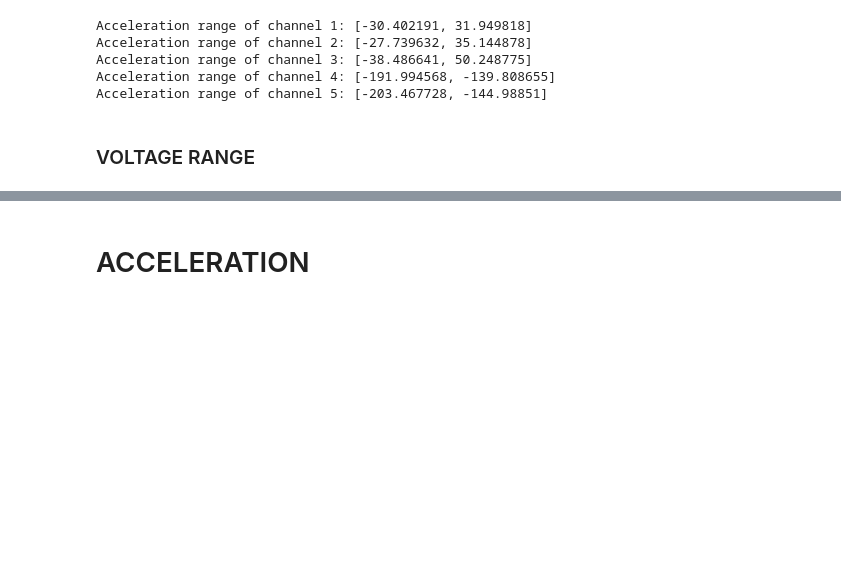
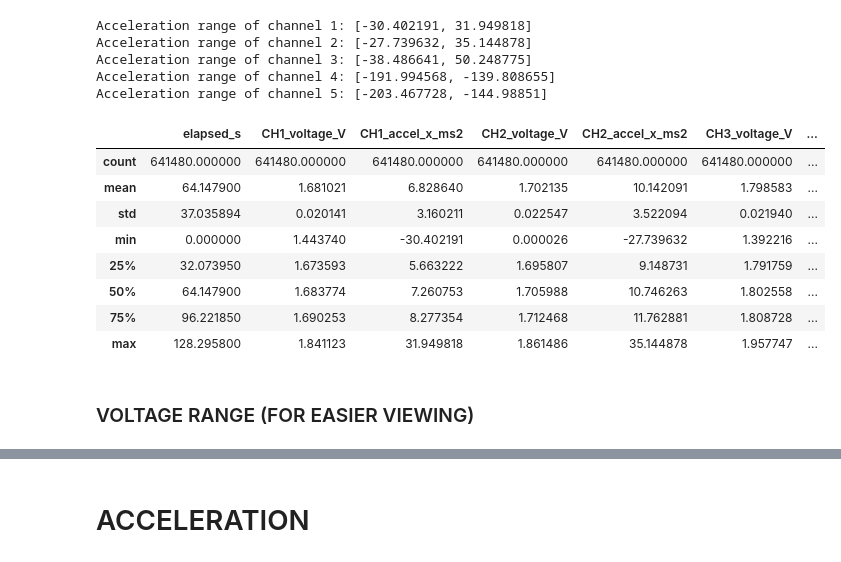
Before and after one commit to donguyenphu/Baja_SAE_Data_Analysis, a Jupyter notebook: Accelerometer.ipynb, the cells around one changed output, grey strips where cells are left out. Drawn from its saved outputs; the diff is of its cells as text; code cells hidden in the pictures; blank space fills up the shorter version.

```diff
--- a/Accelerometer.ipynb
+++ b/Accelerometer.ipynb
@@ -59,8 +59,20 @@ Acceleration range of channel 2: [-27.739632, 35.144878]
 Acceleration range of channel 3: [-38.486641, 50.248775]
 Acceleration range of channel 4: [-191.994568, -139.808655]
 Acceleration range of channel 5: [-203.467728, -144.98851]
+# %%
+slicing_acceleration_df.describe()
+# %% [output]
+|  | elapsed_s | CH1_voltage_V | CH1_accel_x_ms2 | CH2_voltage_V | CH2_accel_x_ms2 | CH3_voltage_V | ... |
+| count | 641480.000000 | 641480.000000 | 641480.000000 | 641480.000000 | 641480.000000 | 641480.000000 | ... |
+| mean | 64.147900 | 1.681021 | 6.828640 | 1.702135 | 10.142091 | 1.798583 | ... |
+| std | 37.035894 | 0.020141 | 3.160211 | 0.022547 | 3.522094 | 0.021940 | ... |
+| min | 0.000000 | 1.443740 | -30.402191 | 0.000026 | -27.739632 | 1.392216 | ... |
+| 25% | 32.073950 | 1.673593 | 5.663222 | 1.695807 | 9.148731 | 1.791759 | ... |
+| 50% | 64.147900 | 1.683774 | 7.260753 | 1.705988 | 10.746263 | 1.802558 | ... |
+| 75% | 96.221850 | 1.690253 | 8.277354 | 1.712468 | 11.762881 | 1.808728 | ... |
+| max | 128.295800 | 1.841123 | 31.949818 | 1.861486 | 35.144878 | 1.957747 | ... |
 # %% [markdown]
-### VOLTAGE RANGE
+### VOLTAGE RANGE (FOR EASIER VIEWING)
 # %%
 slicing_voltage_df = accelerometer_df.iloc[0:slicing_corrupted]
 for channel in range (1, 6):
```
Also changed, not shown: parts of 7 cells of this notebook, 1 other file.
